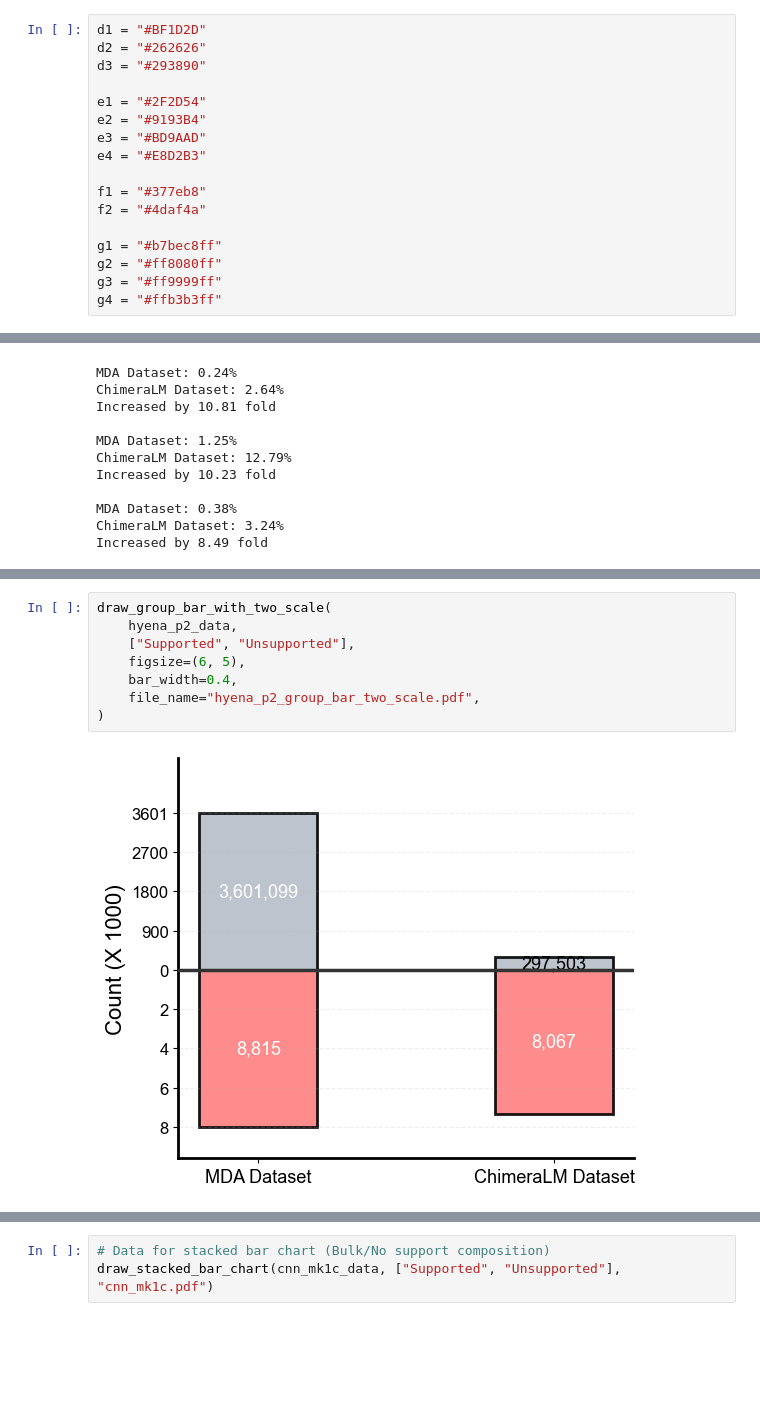
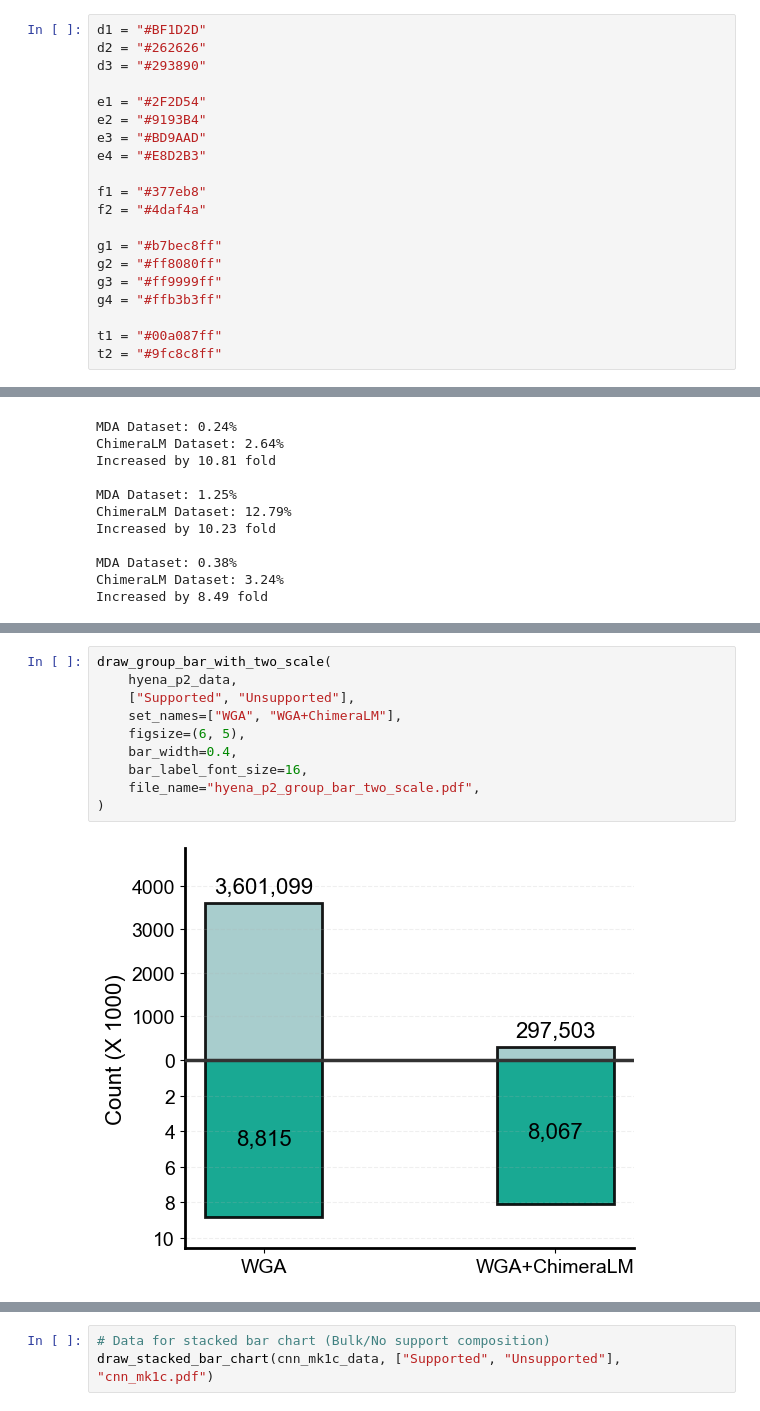
Before and after one commit to cauliyang/chimeralm_paper, a Jupyter notebook: figures/draw_figures.ipynb, the cells around one changed output, grey strips where cells are left out. Saved outputs shown, nothing was run; the diff lists cells and outputs as text; blank space fills up the shorter version.

```diff
--- a/figures/draw_figures.ipynb
+++ b/figures/draw_figures.ipynb
@@ -52,6 +52,9 @@ g1 = "#b7bec8ff"
 g2 = "#ff8080ff"
 g3 = "#ff9999ff"
 g4 = "#ffb3b3ff"
+
+t1 = "#00a087ff"
+t2 = "#9fc8c8ff"
 # %% [markdown]
 # SV Evaluation
 # %%
@@ -539,13 +568,15 @@ draw_group_bar_with_two_scale(
 # %%
 draw_group_bar_with_two_scale(
     hyena_p2_data,
     ["Supported", "Unsupported"],
+    set_names=["WGA", "WGA+ChimeraLM"],
     figsize=(6, 5),
     bar_width=0.4,
+    bar_label_font_size=16,
     file_name="hyena_p2_group_bar_two_scale.pdf",
 )
 # %% [output]
-[figure, old version]
+[figure, new version]
 # %%
 draw_group_bar_with_two_scale(
     compared_with_bulk_hyena_mk1c_data,
```
Also changed, not shown: parts of 16 cells of this notebook, 11 other files.
